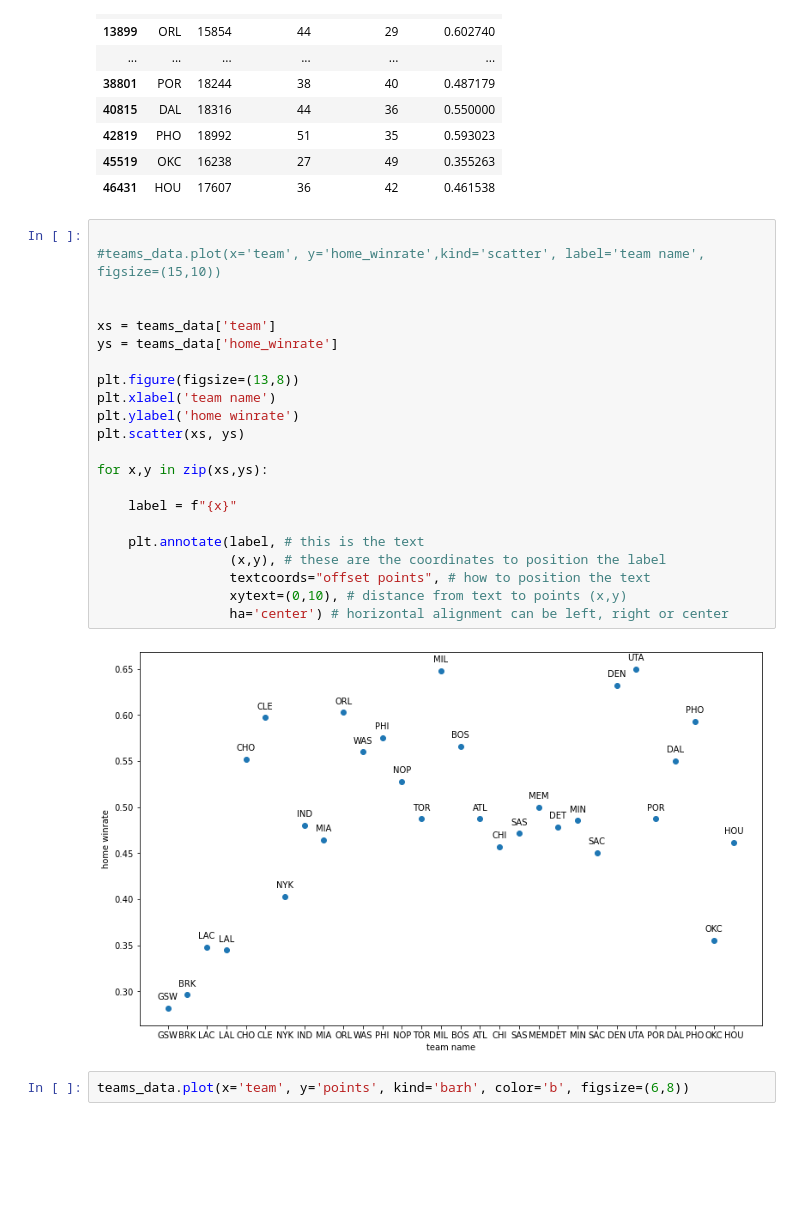
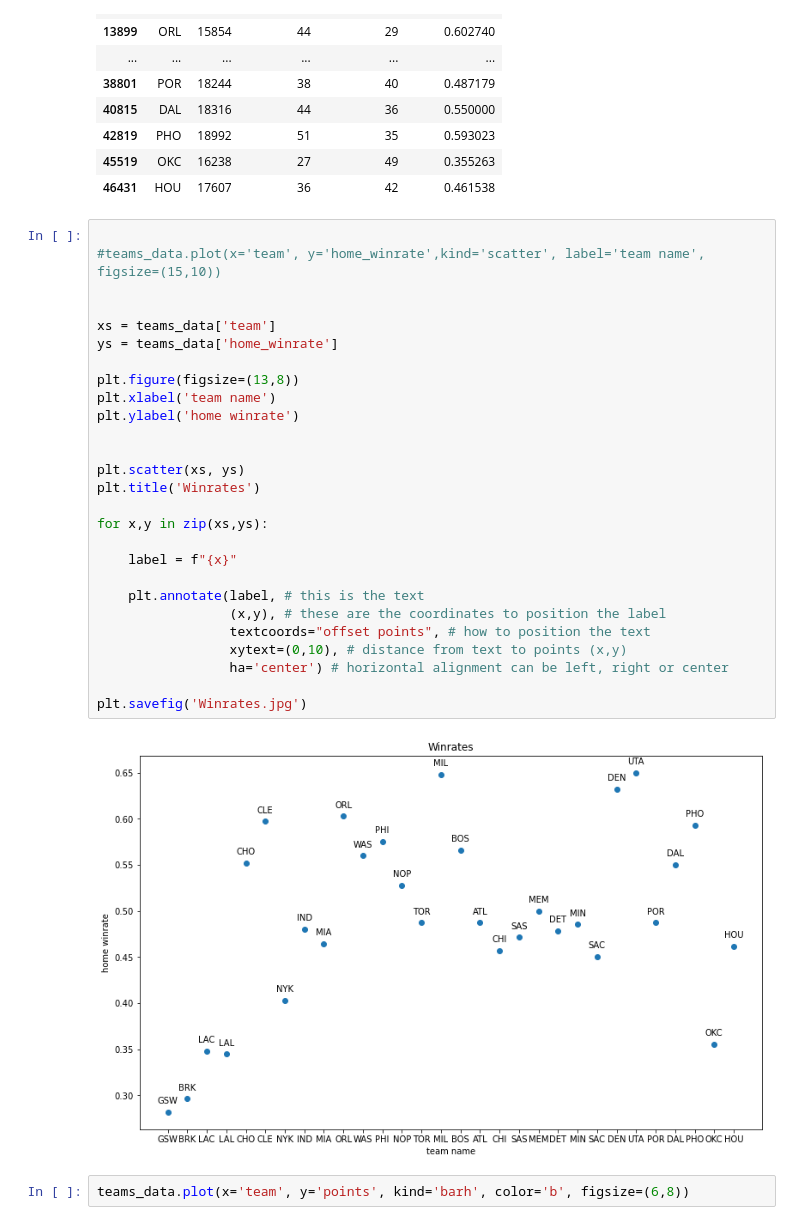
Before and after one commit to Edvard132/TimoVillemEdvard, a Jupyter notebook: dataAnalysis_edvard.ipynb, the cells around one changed output. Saved outputs shown, nothing was run; the diff lists cells and outputs as text; blank space fills up the shorter version.

```diff
--- a/dataAnalysis_edvard.ipynb
+++ b/dataAnalysis_edvard.ipynb
@@ -187,27 +202,32 @@ teams_data.head(50)
 # %%
 
 #teams_data.plot(x='team', y='home_winrate',kind='scatter', label='team name', figsize=(15,10))
 
 
 xs = teams_data['team']
 ys = teams_data['home_winrate']
 
 plt.figure(figsize=(13,8))
 plt.xlabel('team name')
 plt.ylabel('home winrate')
+
+
 plt.scatter(xs, ys)
+plt.title('Winrates')
 
 for x,y in zip(xs,ys):
 
     label = f"{x}"
 
     plt.annotate(label, # this is the text
                  (x,y), # these are the coordinates to position the label
                  textcoords="offset points", # how to position the text
                  xytext=(0,10), # distance from text to points (x,y)
                  ha='center') # horizontal alignment can be left, right or center
+
+plt.savefig('Winrates.jpg')
 # %% [output]
-[figure, old version]
+[figure, new version]
 # %%
 teams_data.plot(x='team', y='points', kind='barh', color='b', figsize=(6,8))
 # %% [output]
```
Also changed, not shown: parts of 5 cells of this notebook, 2 other files.
